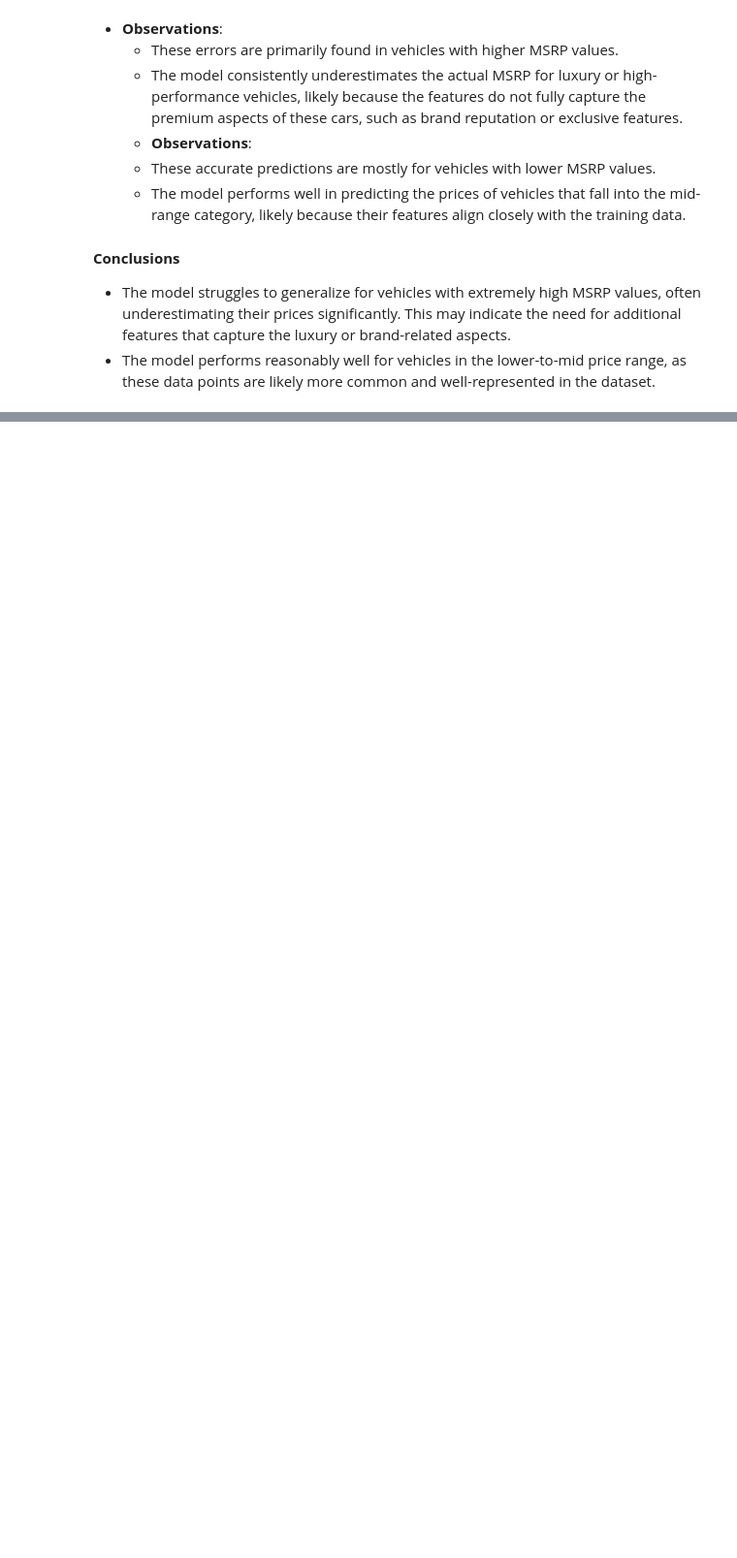
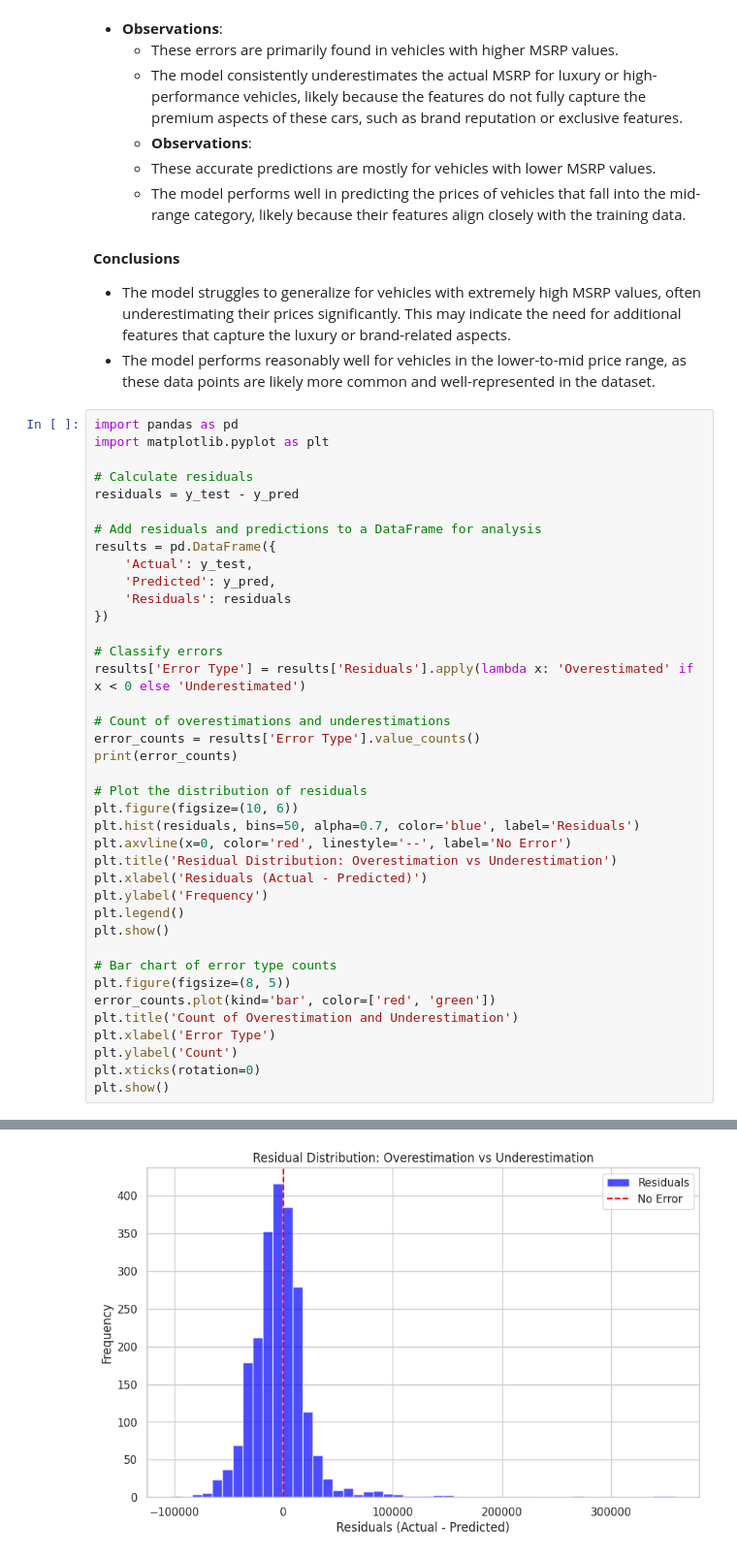
Before and after one commit to Mahmudhassan18/TDS-CARS-MSRP, a Jupyter notebook: TDS-CARS-MSRP.IPYNB, the cells around one changed output, grey strips where cells are left out. Shown at 97% size. Saved outputs shown, nothing was run; the diff lists cells and outputs as text; blank space fills up the shorter version.

```diff
--- a/TDS-CARS-MSRP.IPYNB
+++ b/TDS-CARS-MSRP.IPYNB
@@ -517,3 +514,43 @@ Worst Predictions:
 #### **Conclusions**
 - The model struggles to generalize for vehicles with extremely high MSRP values, often underestimating their prices significantly. This may indicate the need for additional features that capture the luxury or brand-related aspects.
 - The model performs reasonably well for vehicles in the lower-to-mid price range, as these data points are likely more common and well-represented in the dataset.
+# %%
+import pandas as pd
+import matplotlib.pyplot as plt
+
+# Calculate residuals
+residuals = y_test - y_pred
+
+# Add residuals and predictions to a DataFrame for analysis
+results = pd.DataFrame({
+    'Actual': y_test,
+    'Predicted': y_pred,
+    'Residuals': residuals
+})
+
+# Classify errors
+results['Error Type'] = results['Residuals'].apply(lambda x: 'Overestimated' if x < 0 else 'Underestimated')
+
+# Count of overestimations and underestimations
+error_counts = results['Error Type'].value_counts()
+print(error_counts)
+
+# Plot the distribution of residuals
+plt.figure(figsize=(10, 6))
+plt.hist(residuals, bins=50, alpha=0.7, color='blue', label='Residuals')
+plt.axvline(x=0, color='red', linestyle='--', label='No Error')
+plt.title('Residual Distribution: Overestimation vs Underestimation')
+plt.xlabel('Residuals (Actual - Predicted)')
+plt.ylabel('Frequency')
+plt.legend()
+plt.show()
+
+# Bar chart of error type counts
+plt.figure(figsize=(8, 5))
+error_counts.plot(kind='bar', color=['red', 'green'])
+plt.title('Count of Overestimation and Underestimation')
+plt.xlabel('Error Type')
+plt.ylabel('Count')
+plt.xticks(rotation=0)
+plt.show()
+# %% [output]
@@ -519,0 +561 @@ Worst Predictions:
+[figure, added]
```
Also changed, not shown: parts of 10 cells of this notebook.
